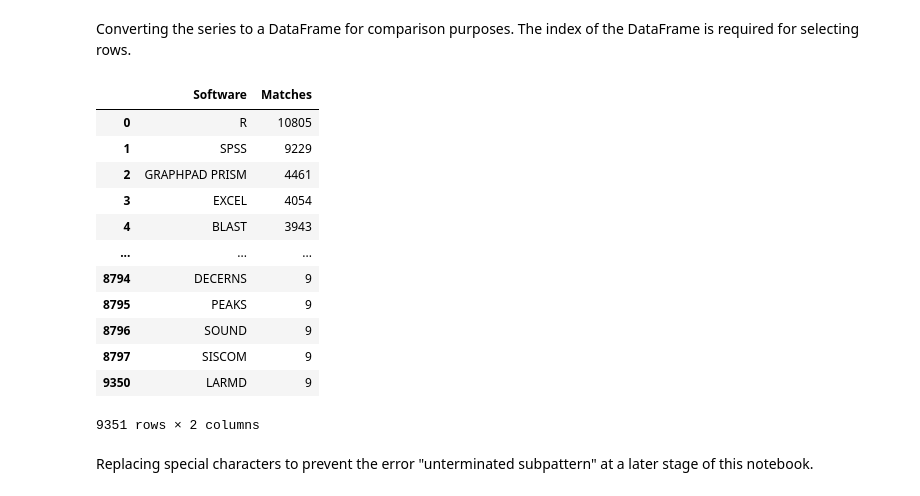
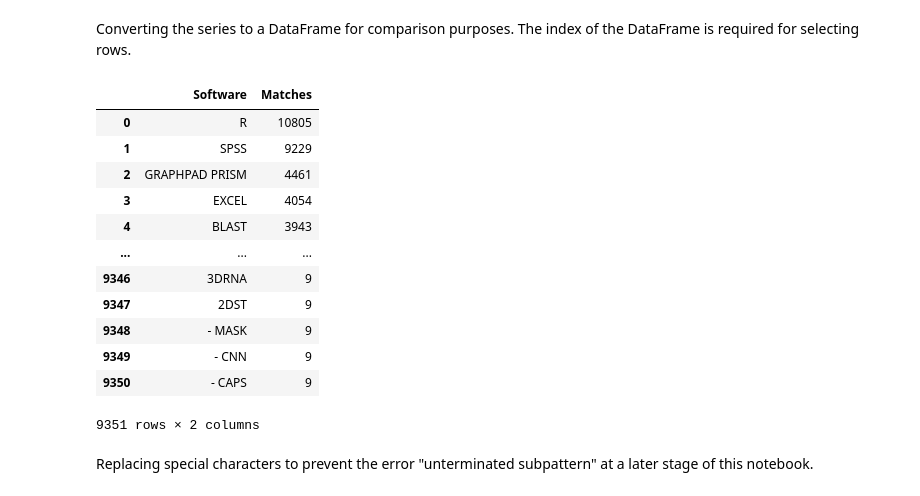
Before and after one commit to kopatri/cs5099masterthesis, a Jupyter notebook: notebooks/CORD-19-software-counting-cs5099.ipynb, the cells around one changed output. Saved outputs shown, nothing was run; the diff lists cells and outputs as text; code cells hidden in the pictures.

Commit message:
improved reproducibility of software aggregation

```diff
--- a/notebooks/CORD-19-software-counting-cs5099.ipynb
+++ b/notebooks/CORD-19-software-counting-cs5099.ipynb
@@ -315,28 +315,32 @@ Converting the series to a DataFrame for comparison purposes. The index of the D
 # %%
 ts = software_series_shaped.to_frame()
 list_soft = []
 list_matches = [0]
 for i in range(len(ts)):
     list_soft.append(software_series_shaped.index[i])
     list_matches.append(software_series_shaped[i])
 df_shaped = pd.DataFrame()
+#Insert the column software and matches
 df_shaped['Software'] = list_soft
 df_shaped['Matches'] = list_matches[1:]
-df_shaped.sort_values(by=['Matches'], inplace=True, ascending=False)
-df_shaped
+#Sort the DataFrame by numeric by matches and then alphabetical by software
+df_shaped = df_shaped.sort_values(by=['Matches', "Software"])
+#Reverse the Dataframe to present the most common software at index position 0
+df_shaped = df_shaped[::-1]
+df_shaped.reset_index(drop = True)
 # %% [output]
 |  | Software | Matches |
 | 0 | R | 10805 |
 | 1 | SPSS | 9229 |
 | 2 | GRAPHPAD PRISM | 4461 |
 | 3 | EXCEL | 4054 |
 | 4 | BLAST | 3943 |
 | ... | ... | ... |
-| 8794 | DECERNS | 9 |
-| 8795 | PEAKS | 9 |
-| 8796 | SOUND | 9 |
-| 8797 | SISCOM | 9 |
-| 9350 | LARMD | 9 |
+| 9346 | 3DRNA | 9 |
+| 9347 | 2DST | 9 |
+| 9348 | - MASK | 9 |
+| 9349 | - CNN | 9 |
+| 9350 | - CAPS | 9 |
 9351 rows × 2 columns
 # %% [markdown]
 Replacing special characters to prevent the error "unterminated subpattern" at a later stage of this notebook.
```
Also changed, not shown: parts of 11 cells of this notebook, 2 other files.
